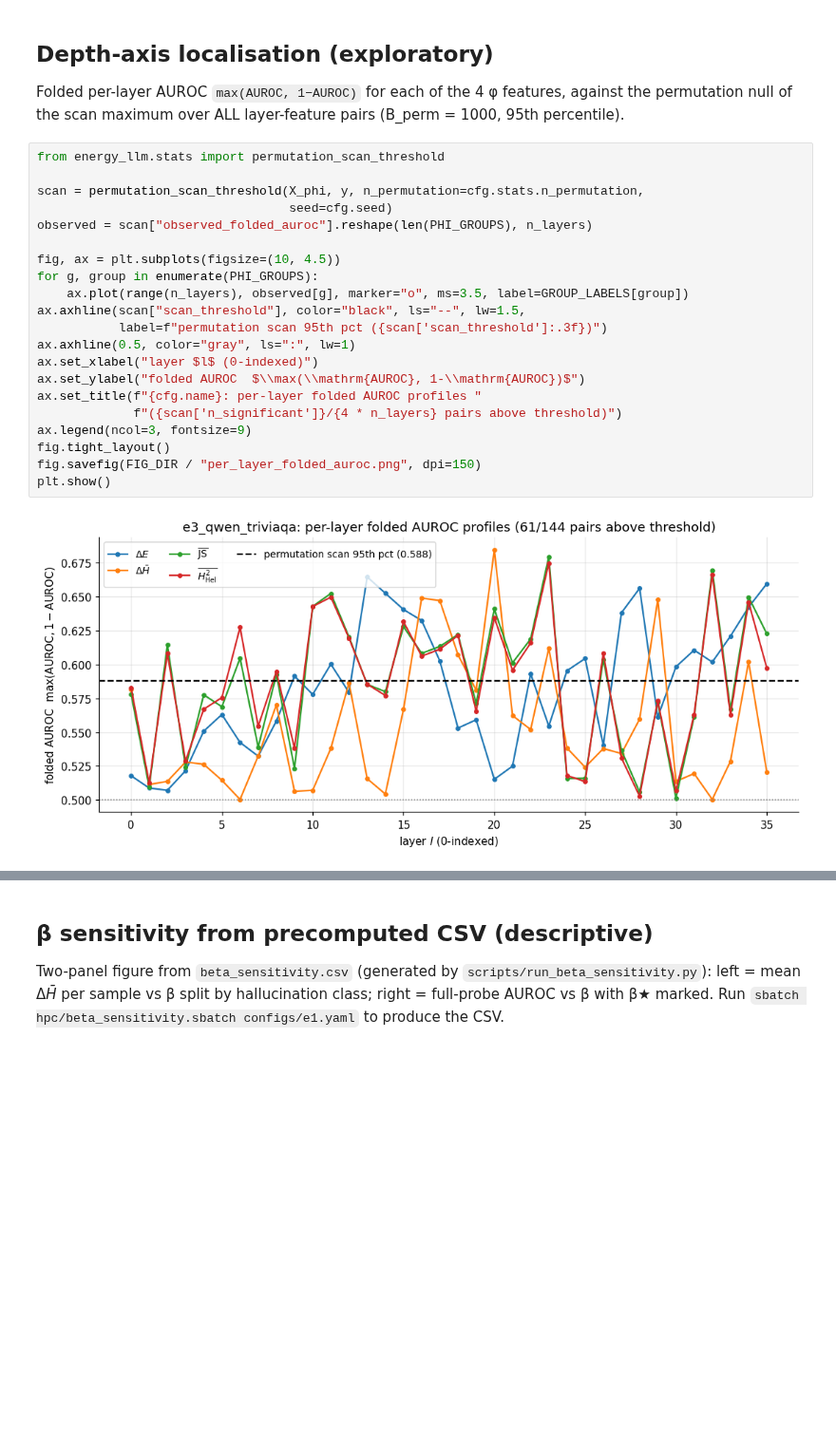
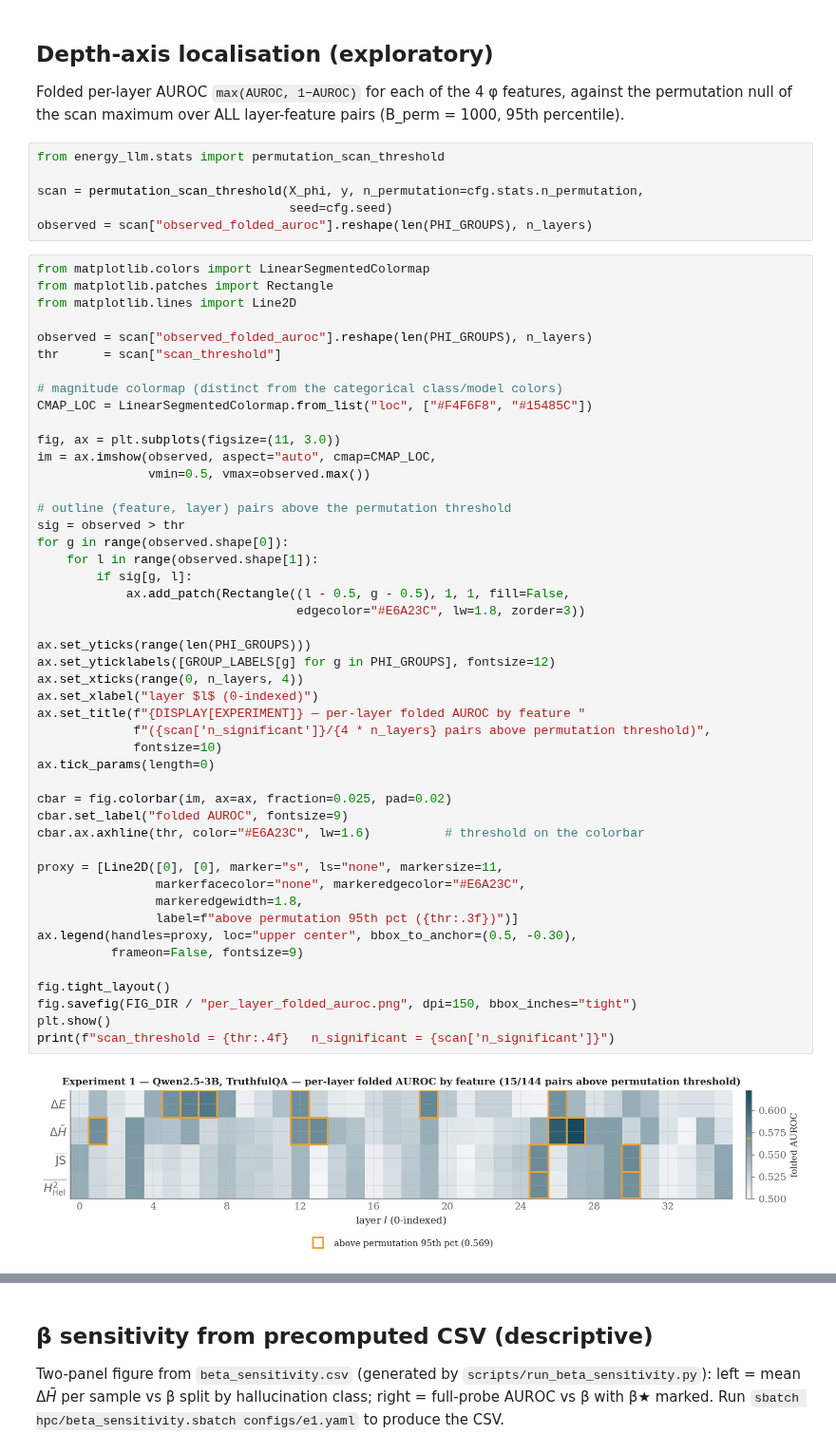
Before and after one commit to brandonminta/energy_llm, a Jupyter notebook: notebooks/02_results_analysis-e1.ipynb, the cells around one changed output, grey strips where cells are left out. Shown at 95% size. Saved outputs shown, nothing was run; the diff lists cells and outputs as text; blank space fills up the shorter version.

```diff
--- a/notebooks/02_results_analysis-e1.ipynb
+++ b/notebooks/02_results_analysis-e1.ipynb
@@ -172,20 +281,52 @@ from energy_llm.stats import permutation_scan_threshold
 scan = permutation_scan_threshold(X_phi, y, n_permutation=cfg.stats.n_permutation,
                                   seed=cfg.seed)
 observed = scan["observed_folded_auroc"].reshape(len(PHI_GROUPS), n_layers)
-
-fig, ax = plt.subplots(figsize=(10, 4.5))
-for g, group in enumerate(PHI_GROUPS):
-    ax.plot(range(n_layers), observed[g], marker="o", ms=3.5, label=GROUP_LABELS[group])
-ax.axhline(scan["scan_threshold"], color="black", ls="--", lw=1.5,
-           label=f"permutation scan 95th pct ({scan['scan_threshold']:.3f})")
-ax.axhline(0.5, color="gray", ls=":", lw=1)
-ax.set_xlabel("layer $l$ (0-indexed)")
-ax.set_ylabel("folded AUROC  $\\max(\\mathrm{AUROC}, 1-\\mathrm{AUROC})$")
-ax.set_title(f"{cfg.name}: per-layer folded AUROC profiles "
-             f"({scan['n_significant']}/{4 * n_layers} pairs above threshold)")
-ax.legend(ncol=3, fontsize=9)
-fig.tight_layout()
-fig.savefig(FIG_DIR / "per_layer_folded_auroc.png", dpi=150)
-plt.show()
-# %% [output]
-[figure, removed]
+# %%
+from matplotlib.colors import LinearSegmentedColormap
+from matplotlib.patches import Rectangle
+from matplotlib.lines import Line2D
+
+observed = scan["observed_folded_auroc"].reshape(len(PHI_GROUPS), n_layers)
+thr      = scan["scan_threshold"]
+
+# magnitude colormap (distinct from the categorical class/model colors)
+CMAP_LOC = LinearSegmentedColormap.from_list("loc", ["#F4F6F8", "#15485C"])
+
+fig, ax = plt.subplots(figsize=(11, 3.0))
+im = ax.imshow(observed, aspect="auto", cmap=CMAP_LOC,
+               vmin=0.5, vmax=observed.max())
+
+# outline (feature, layer) pairs above the permutation threshold
+sig = observed > thr
+for g in range(observed.shape[0]):
+    for l in range(observed.shape[1]):
+        if sig[g, l]:
+            ax.add_patch(Rectangle((l - 0.5, g - 0.5), 1, 1, fill=False,
+                                   edgecolor="#E6A23C", lw=1.8, zorder=3))
+
+ax.set_yticks(range(len(PHI_GROUPS)))
+ax.set_yticklabels([GROUP_LABELS[g] for g in PHI_GROUPS], fontsize=12)
+ax.set_xticks(range(0, n_layers, 4))
+ax.set_xlabel("layer $l$ (0-indexed)")
+ax.set_title(f"{DISPLAY[EXPERIMENT]} — per-layer folded AUROC by feature "
+             f"({scan['n_significant']}/{4 * n_layers} pairs above permutation threshold)",
+             fontsize=10)
+ax.tick_params(length=0)
+
+cbar = fig.colorbar(im, ax=ax, fraction=0.025, pad=0.02)
+cbar.set_label("folded AUROC", fontsize=9)
+cbar.ax.axhline(thr, color="#E6A23C", lw=1.6)          # threshold on the colorbar
+
+proxy = [Line2D([0], [0], marker="s", ls="none", markersize=11,
+                markerfacecolor="none", markeredgecolor="#E6A23C",
+                markeredgewidth=1.8,
+                label=f"above permutation 95th pct ({thr:.3f})")]
+ax.legend(handles=proxy, loc="upper center", bbox_to_anchor=(0.5, -0.30),
+          frameon=False, fontsize=9)
+
+fig.tight_layout()
+fig.savefig(FIG_DIR / "per_layer_folded_auroc.png", dpi=150, bbox_inches="tight")
+plt.show()
+print(f"scan_threshold = {thr:.4f}   n_significant = {scan['n_significant']}")
+# %% [output]
+[figure, added]
```
Also changed, not shown: parts of 16 cells of this notebook, 9 other files.
